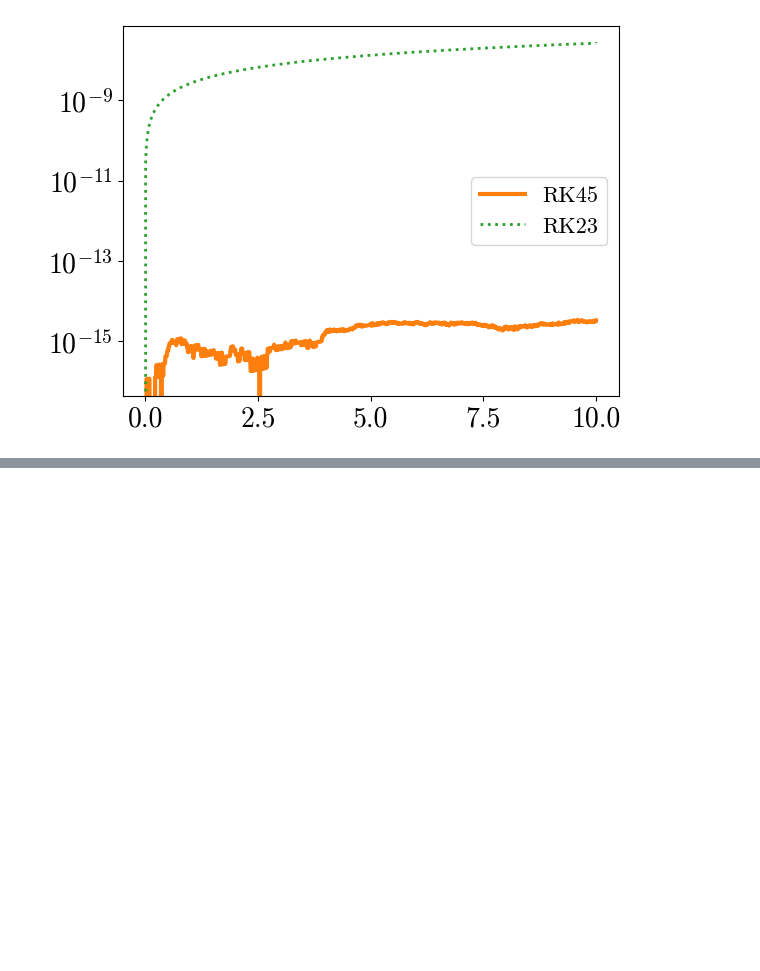
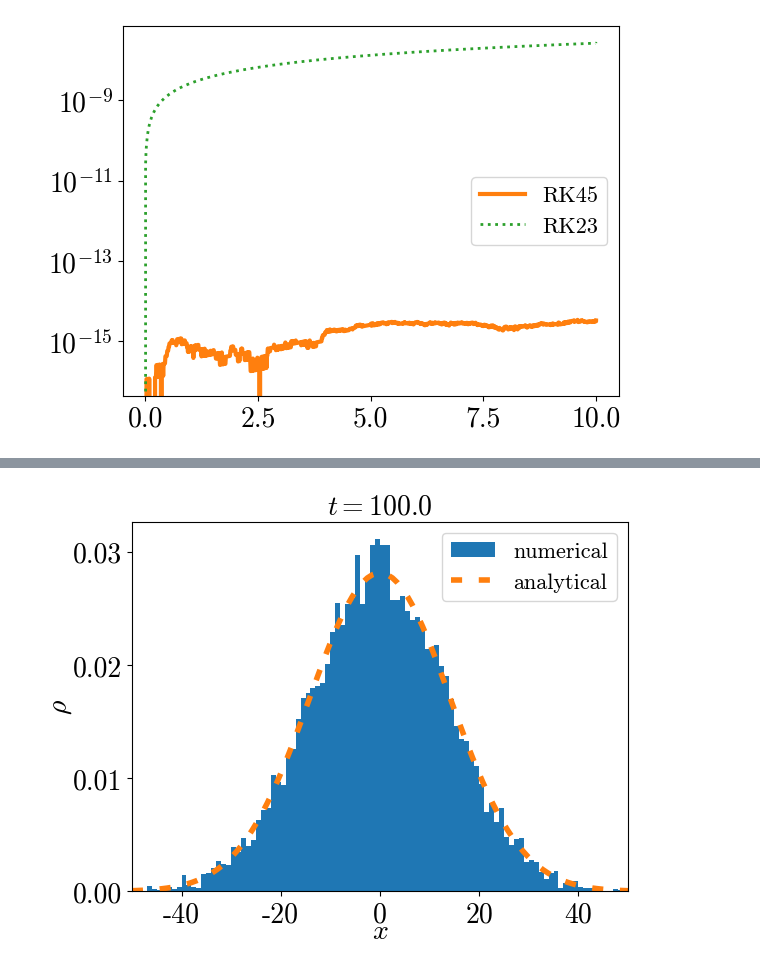
Before and after one commit to atchekho/cofi, a Jupyter notebook: COFI-Tchekhovskoy-ODEs.ipynb, the cells around one changed output, grey strips where cells are left out. Saved outputs shown, nothing was run; the diff lists cells and outputs as text; code cells hidden in the pictures; blank space fills up the shorter version.

```diff
--- a/COFI-Tchekhovskoy-ODEs.ipynb
+++ b/COFI-Tchekhovskoy-ODEs.ipynb
@@ -202,0 +205,65 @@ plot_solution(x,y_dump)
+# %%
+#plot solution for each dump
+def plot_analytic_solution_rw(x, t, D, sigma0, dump_number):
+    y_initial = lambda x,x0,sigma0: (1./sigma0/(2*np.pi)**0.5)*np.exp(-0.5*(x-x0)**2/sigma0**2)
+    sigma_t = lambda t,D,sigma0: (sigma0**2+(2*D*t))**0.5
+    l,=plt.plot(x,y_initial(x,0,sigma_t(t,D,sigma0)),label="analytical",lw=4)
+    l.set_dashes([2,3])
+    plt.xlim(-0.5*L,0.5*L)
+    plt.legend()
+    plt.ylabel(r"$\rho$",fontsize=20,labelpad=-1)
+    plt.xlabel(r"$x$",fontsize=20,labelpad=-7)
+    plt.title(r"$t=%3.1f$" % t)
+    #plt.tight_layout()
+    plt.savefig("dump_rw_%04d.png" % dump_number)
+# %%
+#from random import random
+
+N_points = 10000
+#number of dumps
+total_dumps = 100
+#final time
+tf = 100.
+#effective dt
+dt = 0.1
+#jump distance
+dx = 1.
+#number of steps
+N_steps = tf/dt
+#number of bins
+n_bins = 100
+#size of domain
+L = 100
+#probability of jumping left or right (probability of staying at the same place, p_stay = 1-2*p)
+prob = 0.1
+# Create a random number generator with a fixed seed for reproducibility
+rng = np.random.default_rng(19680801)
+#
+#dist = np.zeros([N_points],dtype = np.float64)
+dist = rng.standard_normal(N_points)
+x = np.linspace(-0.5*L,0.5*L,n_bins)
+#res = plt.hist(dist, bins=n_bins, density=True,range=(-50,50))
+D = prob*dx**2/dt
+sigma0 = 1.
+#plot at initial time
+plt.clf()
+res = plt.hist(dist, bins=n_bins, density = True,range=(-0.5*L,0.5*L),label="numerical")
+t = 0
+dump_number = 0
+plot_analytic_solution_rw(x, t, D, sigma0, dump_number)
+#
+for n in np.arange(1,N_steps+1):
+    for i in np.arange(N_points):
+        f = rng.random()
+        if f <= prob:
+            dist[i] -= dx
+        elif f <= 2*prob:
+            dist[i] += dx
+    if n % (N_steps//total_dumps) == 0:
+        dump_number = n // (N_steps//total_dumps)
+        plt.clf()
+        res = plt.hist(dist, bins=n_bins, density = True,range=(-0.5*L,0.5*L),label="numerical")
+        t = n*dt
+        plot_analytic_solution_rw(x, t, D, sigma0, dump_number)
+# %% [output]
+[figure, added]
```
Also changed, not shown: parts of 10 cells of this notebook.
